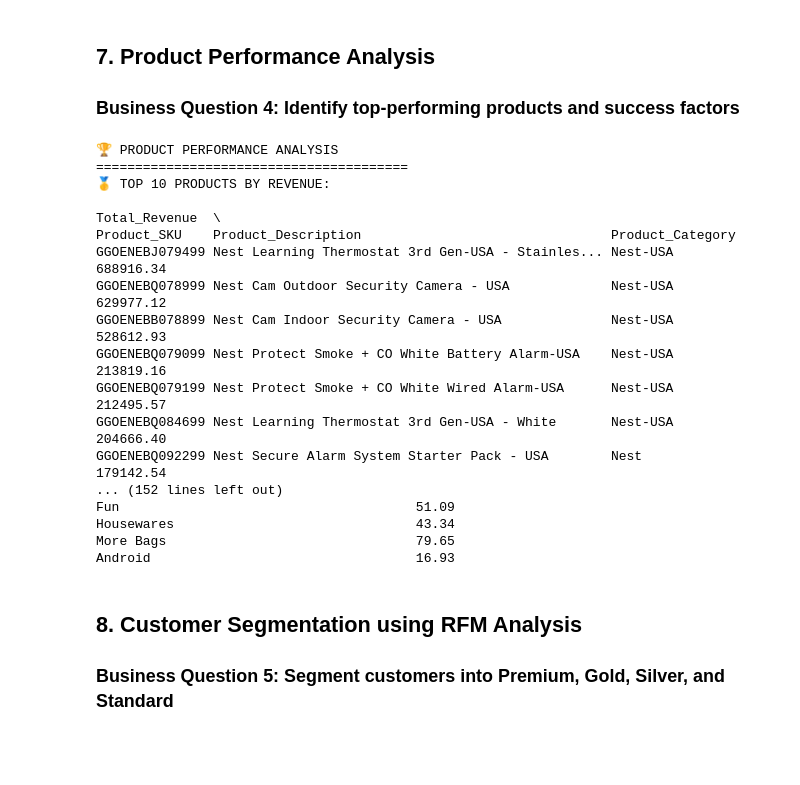
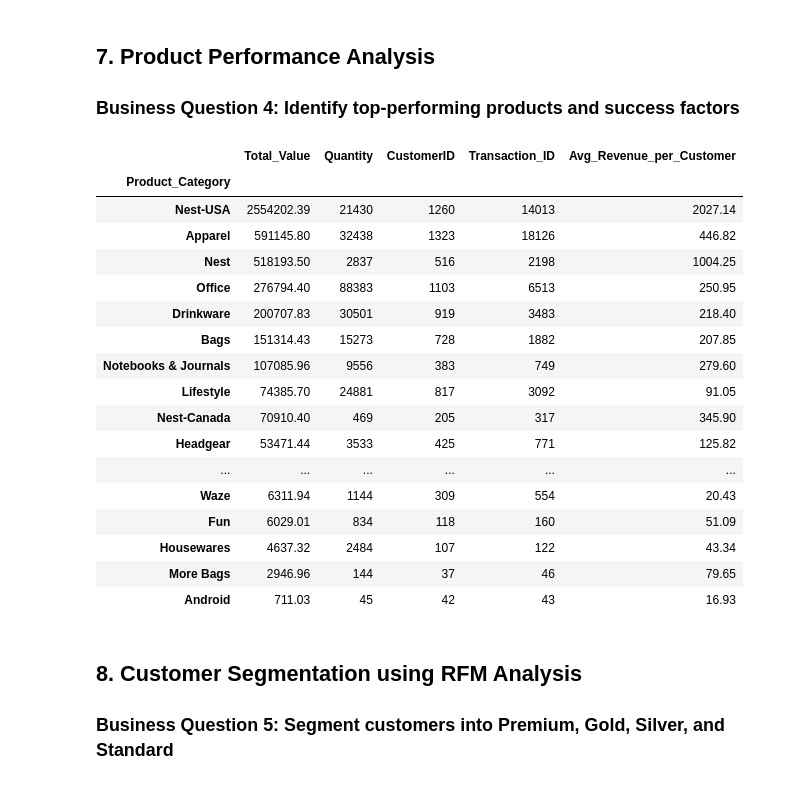
Before and after one commit to Shivappa/AIML, a Jupyter notebook: AI-Business-Case-Study-1/Ecommerce_Marketing_Sales_Analysis.ipynb, the cells around one changed output. Drawn from its saved outputs; the diff is of its cells as text; code cells hidden in the pictures; blank space fills up the shorter version.

```diff
--- a/AI-Business-Case-Study-1/Ecommerce_Marketing_Sales_Analysis.ipynb
+++ b/AI-Business-Case-Study-1/Ecommerce_Marketing_Sales_Analysis.ipynb
@@ -707,64 +710,61 @@ print("💰 Revenue analysis by customer type completed!")
 ### Business Question 4: Identify top-performing products and success factors
 # %%
 # Product Performance Analysis
-print("🏆 PRODUCT PERFORMANCE ANALYSIS")
-print("=" * 40)
 
 # Product performance metrics
 product_performance = online_sales.groupby(['Product_SKU', 'Product_Description', 'Product_Category']).agg({
     'Quantity': 'sum',
     'Total_Value': 'sum',
     'Transaction_ID': 'count',
     'Avg_Price': 'mean',
     'CustomerID': 'nunique'
 }).round(2)
 
 product_performance.columns = ['Total_Quantity', 'Total_Revenue', 'Total_Transactions', 'Avg_Price', 'Unique_Customers']
 product_performance['Revenue_per_Customer'] = (product_performance['Total_Revenue'] / product_performance['Unique_Customers']).round(2)
 
 # Top performing products by different metrics
-print("🥇 TOP 10 PRODUCTS BY REVENUE:")
 top_revenue_products = product_performance.nlargest(10, 'Total_Revenue')
-print(top_revenue_products[['Total_Revenue', 'Total_Quantity', 'Avg_Price']])
+top_revenue_products
 
-print("\n📦 TOP 10 PRODUCTS BY QUANTITY SOLD:")
+# Top sold products
 top_quantity_products = product_performance.nlargest(10, 'Total_Quantity')
-print(top_quantity_products[['Total_Quantity', 'Total_Revenue', 'Avg_Price']])
+top_quantity_products
 
-print("\n👥 TOP 10 PRODUCTS BY CUSTOMER REACH:")
+# Top customer choosen products
 top_customer_products = product_performance.nlargest(10, 'Unique_Customers')
-print(top_customer_products[['Unique_Customers', 'Total_Revenue', 'Revenue_per_Customer']])
+top_customer_products
 
 # Category performance
 category_performance = online_sales.groupby('Product_Category').agg({
     'Total_Value': 'sum',
     'Quantity': 'sum',
     'CustomerID': 'nunique',
     'Transaction_ID': 'count'
 }).round(2)
 
 category_performance['Avg_Revenue_per_Customer'] = (category_performance['Total_Value'] / category_performance['CustomerID']).round(2)
 
-print("\n🏷️ CATEGORY PERFORMANCE:")
-print(category_performance.sort_values('Total_Value', ascending=False))
+category_performance.sort_values('Total_Value', ascending=False)
 # %% [output]
-🏆 PRODUCT PERFORMANCE ANALYSIS
-========================================
-🥇 TOP 10 PRODUCTS BY REVENUE:
-                                                                                    Total_Revenue  \
-Product_SKU    Product_Description                                Product_Category
-GGOENEBJ079499 Nest Learning Thermostat 3rd Gen-USA - Stainles... Nest-USA              688916.34
-GGOENEBQ078999 Nest Cam Outdoor Security Camera - USA             Nest-USA              629977.12
-GGOENEBB078899 Nest Cam Indoor Security Camera - USA              Nest-USA              528612.93
-GGOENEBQ079099 Nest Protect Smoke + CO White Battery Alarm-USA    Nest-USA              213819.16
-GGOENEBQ079199 Nest Protect Smoke + CO White Wired Alarm-USA      Nest-USA              212495.57
-GGOENEBQ084699 Nest Learning Thermostat 3rd Gen-USA - White       Nest-USA              204666.40
-GGOENEBQ092299 Nest Secure Alarm System Starter Pack - USA        Nest                  179142.54
-... (152 lines left out)
-Fun                                      51.09
-Housewares                               43.34
-More Bags                                79.65
-Android                                  16.93
+|  | Total_Value | Quantity | CustomerID | Transaction_ID | Avg_Revenue_per_Customer |
+| Product_Category |  |  |  |  |  |
+| Nest-USA | 2554202.39 | 21430 | 1260 | 14013 | 2027.14 |
+| Apparel | 591145.80 | 32438 | 1323 | 18126 | 446.82 |
+| Nest | 518193.50 | 2837 | 516 | 2198 | 1004.25 |
+| Office | 276794.40 | 88383 | 1103 | 6513 | 250.95 |
+| Drinkware | 200707.83 | 30501 | 919 | 3483 | 218.40 |
+| Bags | 151314.43 | 15273 | 728 | 1882 | 207.85 |
+| Notebooks & Journals | 107085.96 | 9556 | 383 | 749 | 279.60 |
+| Lifestyle | 74385.70 | 24881 | 817 | 3092 | 91.05 |
+| Nest-Canada | 70910.40 | 469 | 205 | 317 | 345.90 |
+| Headgear | 53471.44 | 3533 | 425 | 771 | 125.82 |
+| ... | ... | ... | ... | ... | ... |
+| Waze | 6311.94 | 1144 | 309 | 554 | 20.43 |
+| Fun | 6029.01 | 834 | 118 | 160 | 51.09 |
+| Housewares | 4637.32 | 2484 | 107 | 122 | 43.34 |
+| More Bags | 2946.96 | 144 | 37 | 46 | 79.65 |
+| Android | 711.03 | 45 | 42 | 43 | 16.93 |
 # %% [markdown]
 ## 8. Customer Segmentation using RFM Analysis
 ### Business Question 5: Segment customers into Premium, Gold, Silver, and Standard
```
Also changed, not shown: parts of 7 cells of this notebook.
